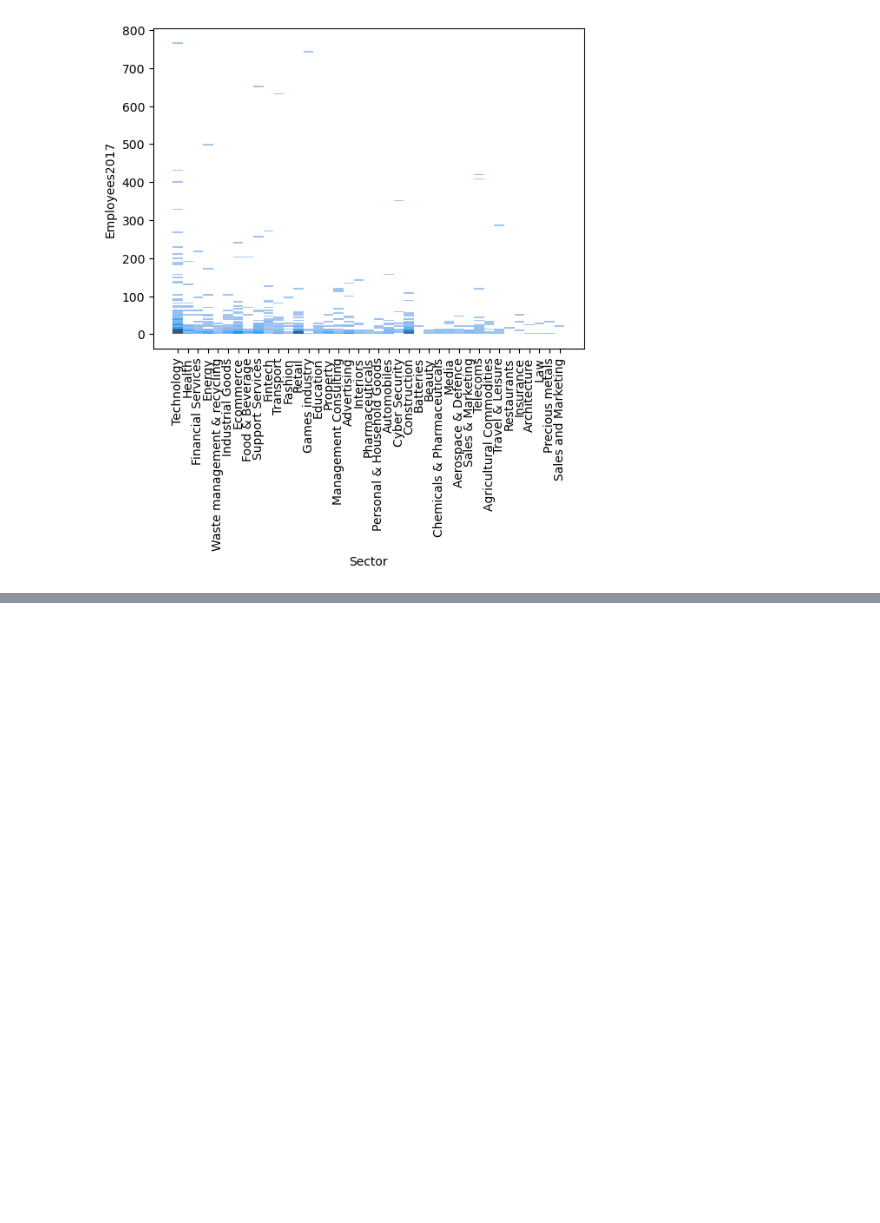
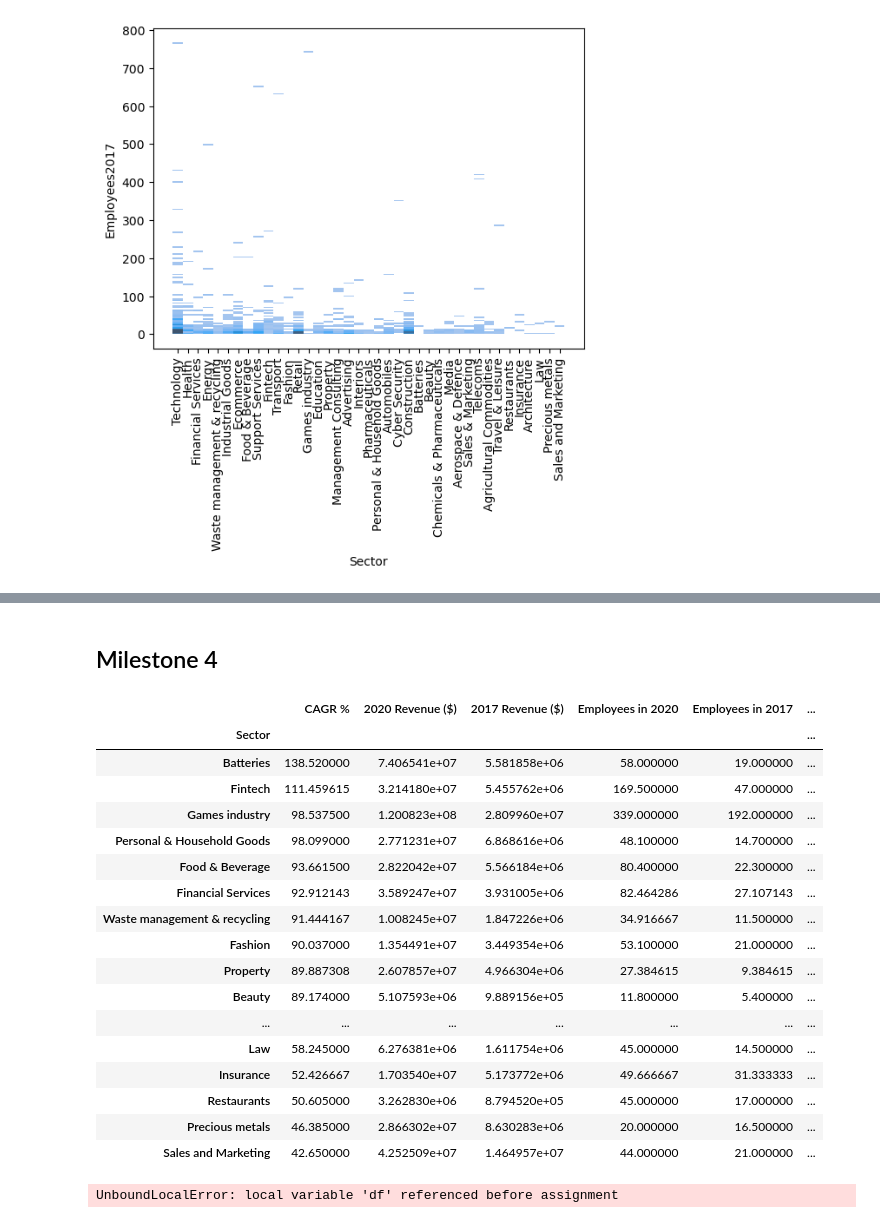
Before and after one commit to ubco-W2022T2-data301/project-group43, a Jupyter notebook: analysis/analysis3.ipynb, the cells around one changed output, grey strips where cells are left out. Saved outputs shown, nothing was run; the diff lists cells and outputs as text; code cells hidden in the pictures; blank space fills up the shorter version.

```diff
--- a/analysis/analysis3.ipynb
+++ b/analysis/analysis3.ipynb
@@ -190,0 +175,72 @@ plt.show()
+# %% [markdown]
+## Milestone 4
+# %%
+# We first look for delimeters by running the following code:
+
+delimiters = [',', ';', '\t', '|']
+
+for delimiter in delimiters:
+    try:
+        df = pd.read_csv(pd.compat.StringIO(df.to_csv(index=False)), delimiter=delimiter)
+        print(f"Delimiter found: '{delimiter}'")
+        break
+    except:
+        pass
+
+# No Delimeters found.
+
+# MC 1 - Dropping Rank as redundant and I am now looking to delete all blank values in the data:
+df_new = (df.copy().drop(['Rank','Ranked2021','Ranked2020','Country', 'FoundingYear'], axis=1).dropna(axis=0).dropna(axis=1))
+
+# We can confirm that are no empty values in the data.
+
+# Dropping companies that had no CAGR over the given period of time
+df_new = df_new[df['CAGR'] > 0]
+
+# Renaming Rows
+column_labels = {'Name':'Name',
+             'Sector':'Sector',
+             'CAGR':'CAGR %',
+             'Revenue2020':'2020 Revenue ($)',
+             'Revenue2017':'2017 Revenue ($)',
+             'Employees2020':'Employees in 2020',
+             'Employees2017':'Employees in 2017',
+             }
+df_new.rename(columns= column_labels, inplace=True)
+
+
+# I sorted the data by the sector to better answer my questions:
+
+df_new = df_new.groupby("Sector").mean()
+df_new
+
+## I added the row Change % in Revenue to see the increase or decrease in revenue in percentage over the period of time.
+
+df_new['Change % in Revenue'] = ((df_new['2020 Revenue ($)'] - df_new['2017 Revenue ($)']) / df_new['2017 Revenue ($)']) * 100
+
+df_new = df_new.sort_values(by='CAGR %', ascending=False)
+df_new
+# %% [output]
+|  | CAGR % | 2020 Revenue ($) | 2017 Revenue ($) | Employees in 2020 | Employees in 2017 | ... |
+| Sector |  |  |  |  |  | ... |
+| Batteries | 138.520000 | 7.406541e+07 | 5.581858e+06 | 58.000000 | 19.000000 | ... |
+| Fintech | 111.459615 | 3.214180e+07 | 5.455762e+06 | 169.500000 | 47.000000 | ... |
+| Games industry | 98.537500 | 1.200823e+08 | 2.809960e+07 | 339.000000 | 192.000000 | ... |
+| Personal & Household Goods | 98.099000 | 2.771231e+07 | 6.868616e+06 | 48.100000 | 14.700000 | ... |
+| Food & Beverage | 93.661500 | 2.822042e+07 | 5.566184e+06 | 80.400000 | 22.300000 | ... |
+| Financial Services | 92.912143 | 3.589247e+07 | 3.931005e+06 | 82.464286 | 27.107143 | ... |
+| Waste management & recycling | 91.444167 | 1.008245e+07 | 1.847226e+06 | 34.916667 | 11.500000 | ... |
+| Fashion | 90.037000 | 1.354491e+07 | 3.449354e+06 | 53.100000 | 21.000000 | ... |
+| Property | 89.887308 | 2.607857e+07 | 4.966304e+06 | 27.384615 | 9.384615 | ... |
+| Beauty | 89.174000 | 5.107593e+06 | 9.889156e+05 | 11.800000 | 5.400000 | ... |
+| ... | ... | ... | ... | ... | ... | ... |
+| Law | 58.245000 | 6.276381e+06 | 1.611754e+06 | 45.000000 | 14.500000 | ... |
+| Insurance | 52.426667 | 1.703540e+07 | 5.173772e+06 | 49.666667 | 31.333333 | ... |
+| Restaurants | 50.605000 | 3.262830e+06 | 8.794520e+05 | 45.000000 | 17.000000 | ... |
+| Precious metals | 46.385000 | 2.866302e+07 | 8.630283e+06 | 20.000000 | 16.500000 | ... |
+| Sales and Marketing | 42.650000 | 4.252509e+07 | 1.464957e+07 | 44.000000 | 21.000000 | ... |
+# %%
+import project_functions3 as pt
+pt.load_and_process('../data/raw/FT1000.csv')
+# %% [output]
+UnboundLocalError: local variable 'df' referenced before assignment
```
Also changed, not shown: parts of 5 cells of this notebook, 6 other files.
